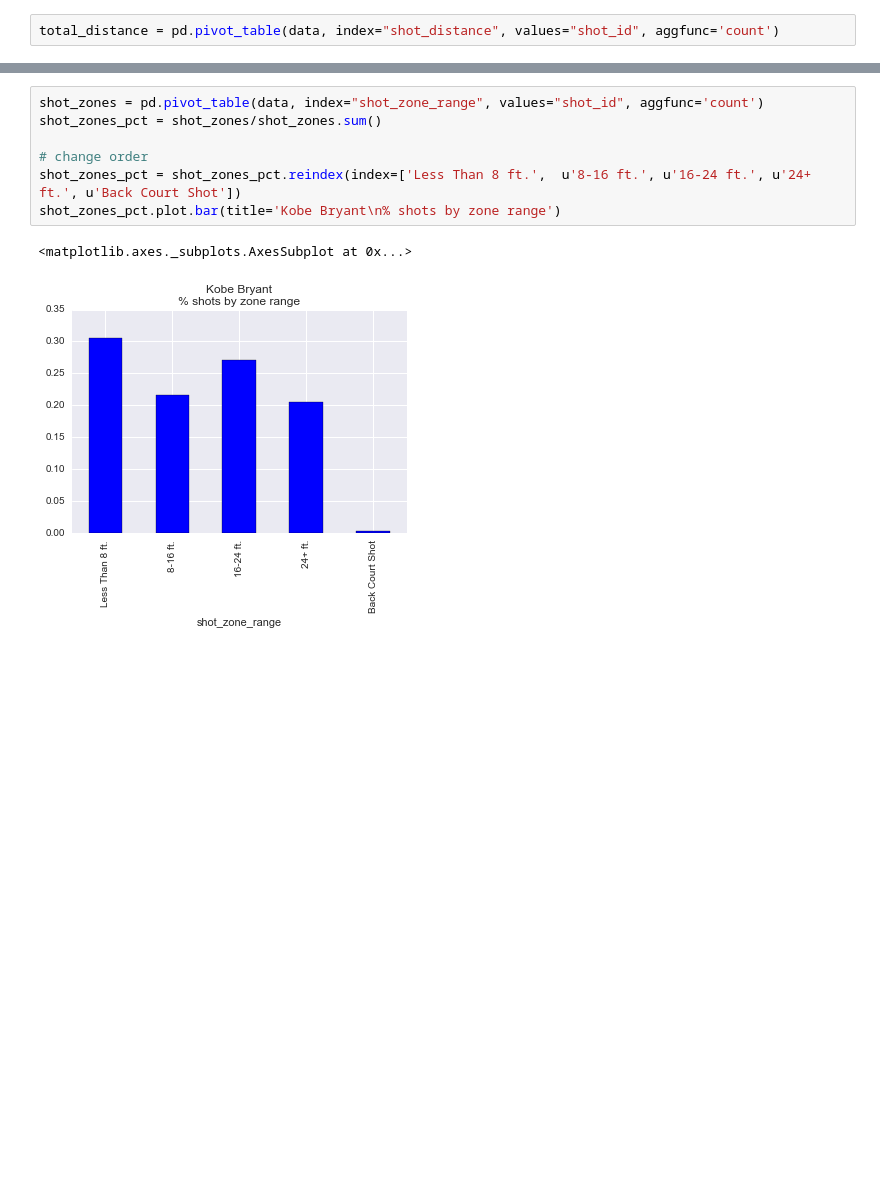
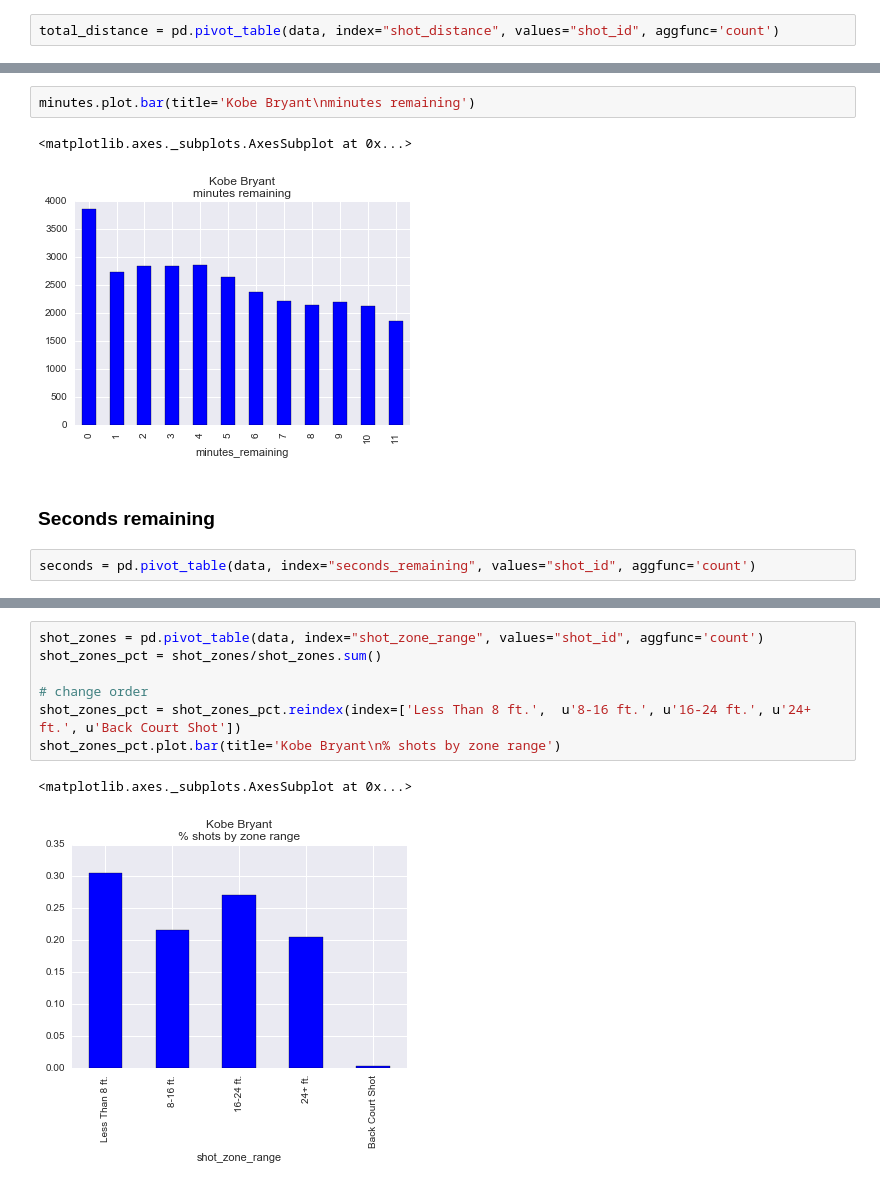
Before and after one commit to joaopcoelho/kobe-shots, a Jupyter notebook: kobe.ipynb, the cells around one changed output, grey strips where cells are left out. Drawn from its saved outputs; the diff is of its cells as text; blank space fills up the shorter version.

```diff
--- a/kobe.ipynb
+++ b/kobe.ipynb
@@ -89,0 +87,9 @@ total_distance.plot.bar(title='Kobe Bryant\nshots by distance')
+# %%
+minutes.plot.bar(title='Kobe Bryant\nminutes remaining')
+# %% [output]
+<matplotlib.axes._subplots.AxesSubplot at 0x...>
+[figure, added]
+# %% [markdown]
+### Seconds remaining
+# %%
+seconds = pd.pivot_table(data, index="seconds_remaining", values="shot_id", aggfunc='count')
```
Also changed, not shown: parts of 24 cells of this notebook.
